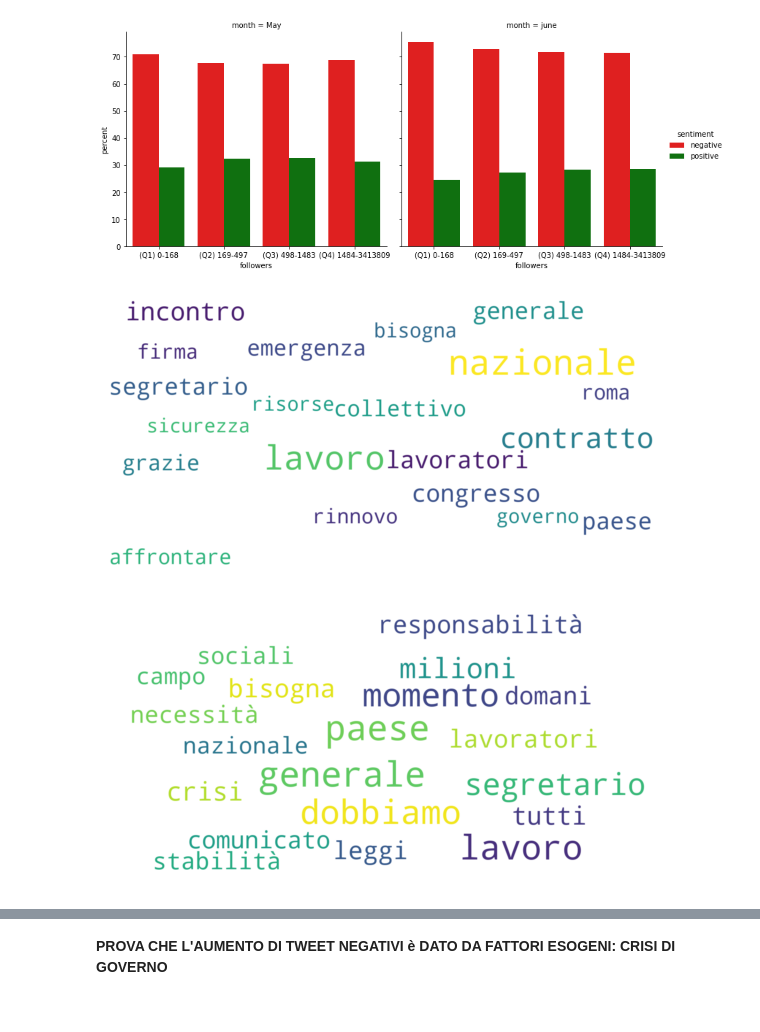
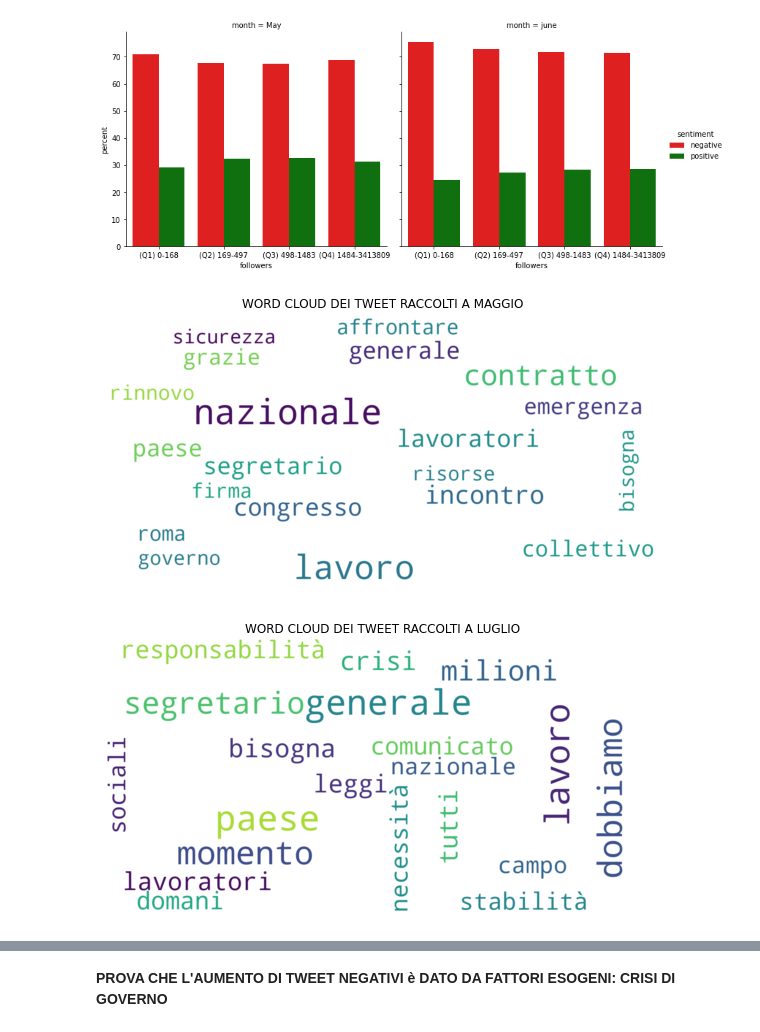
Before and after one commit to paolofesta/prove, a Jupyter notebook: TESI.ipynb, the cells around one changed output, grey strips where cells are left out. Drawn from its saved outputs; the diff is of its cells as text; code cells hidden in the pictures.

```diff
--- a/TESI.ipynb
+++ b/TESI.ipynb
@@ -844,12 +840,12 @@ words=pd.Series(d1['cleaned_text']).astype('string').str.cat(sep=' ')
 # %%
 wordcloud = WordCloud(width=1600, stopwords=stopwords,height=800,max_font_size=100,max_words=20,collocations=False, background_color='white').generate(words)
 plt.figure(figsize=(10,10))
 plt.imshow(wordcloud, interpolation="bilinear")
 plt.axis("off")
-plt.title('')
+plt.title('WORD CLOUD DEI TWEET RACCOLTI A MAGGIO')
 print()
 # %% [output]
-[figure, old version]
+[figure, new version]
 # %%
 words2=pd.Series(d2['cleaned_text']).astype('string').str.cat(sep=' ')
 # %%
@@ -857,10 +853,10 @@ wordcloud = WordCloud(width=1600, stopwords=stopwords,height=800,max_font_size=1
 plt.figure(figsize=(10,10))
 plt.imshow(wordcloud, interpolation="bilinear")
 plt.axis("off")
-plt.title('')
+plt.title('WORD CLOUD DEI TWEET RACCOLTI A LUGLIO')
 print()
 # %% [output]
-[figure, old version]
+[figure, new version]
 # %%
 dfcrisi=datamonth.loc[datamonth['cleaned_text'].str.contains('crisi')]
 sns.displot(dfcrisi,x="month",stat="percent",aspect=.5)
```
Also changed, not shown: parts of 9 cells of this notebook.
